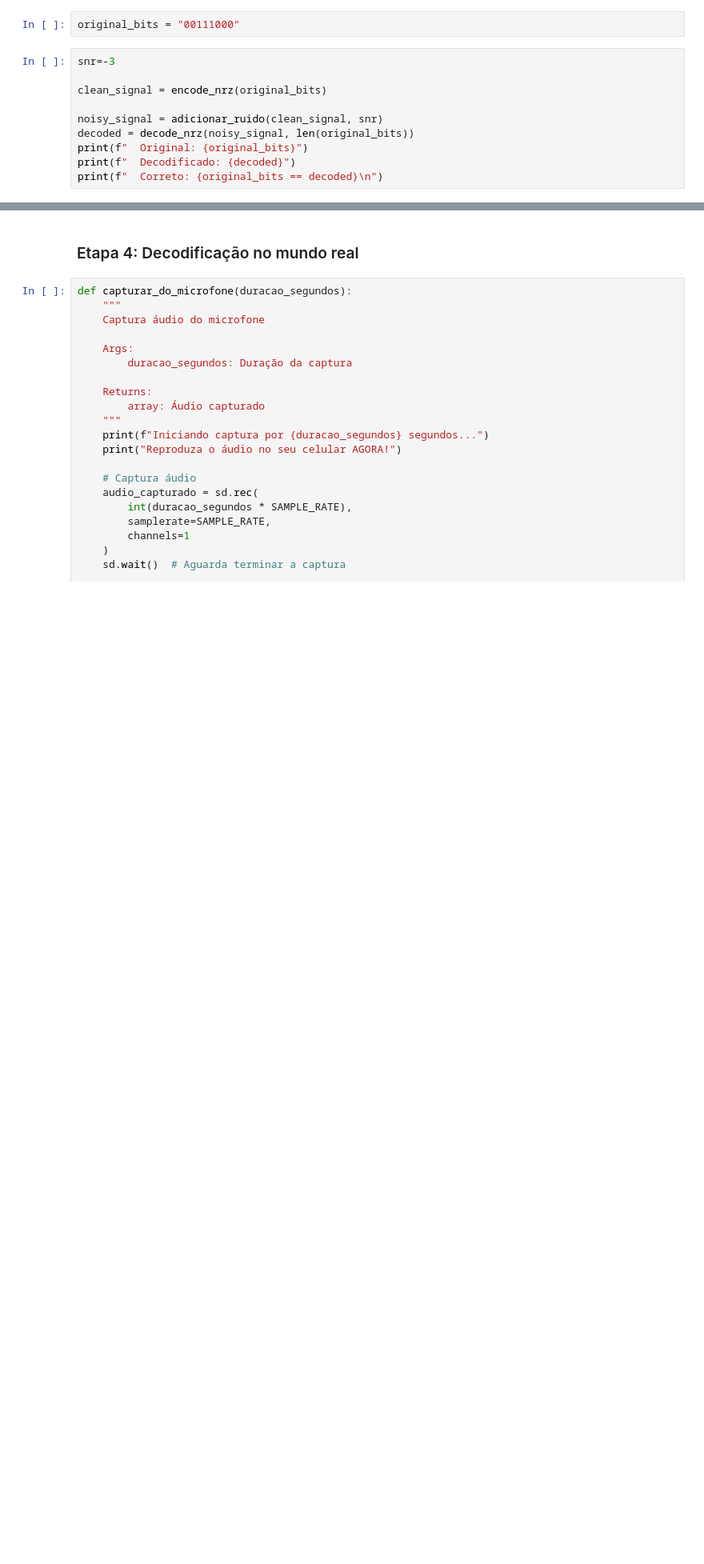
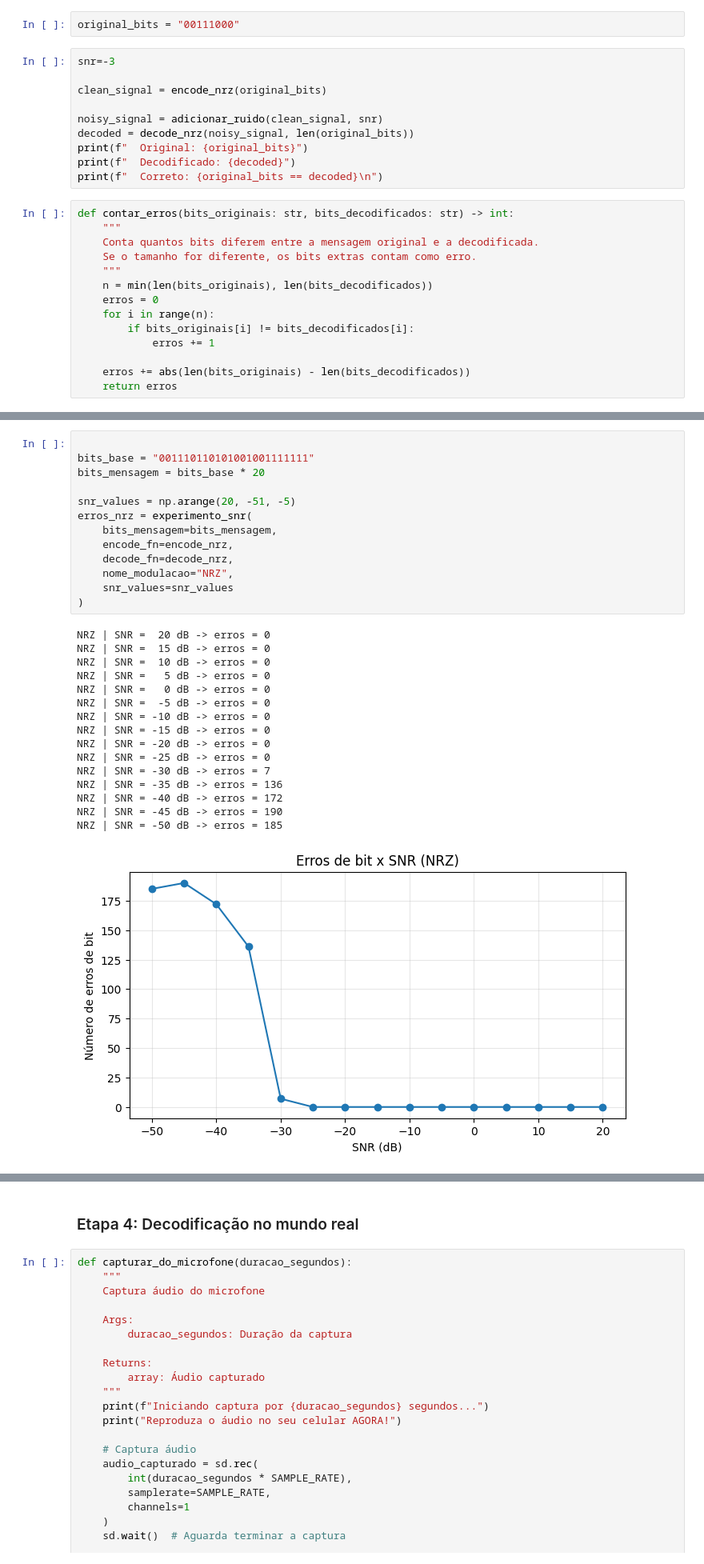
Before and after one commit to rutesilvva/Lab-1---Redes, a Jupyter notebook: lab01/modulacao/lab_notebook.ipynb, the cells around one changed output, grey strips where cells are left out. Shown at 80% size. Drawn from its saved outputs; the diff is of its cells as text; blank space fills up the shorter version.

Commit message:
Implementa experimento de SNR e gráfico de erros por modulação

```diff
--- a/lab01/modulacao/lab_notebook.ipynb
+++ b/lab01/modulacao/lab_notebook.ipynb
@@ -768,3 +765,17 @@ decoded = decode_nrz(noisy_signal, len(original_bits))
 print(f"  Original: {original_bits}")
 print(f"  Decodificado: {decoded}")
 print(f"  Correto: {original_bits == decoded}\n")
+# %%
+def contar_erros(bits_originais: str, bits_decodificados: str) -> int:
+    """
+    Conta quantos bits diferem entre a mensagem original e a decodificada.
+    Se o tamanho for diferente, os bits extras contam como erro.
+    """
+    n = min(len(bits_originais), len(bits_decodificados))
+    erros = 0
+    for i in range(n):
+        if bits_originais[i] != bits_decodificados[i]:
+            erros += 1
+
+    erros += abs(len(bits_originais) - len(bits_decodificados))
+    return erros
@@ -770,0 +836,30 @@ print(f"  Correto: {original_bits == decoded}\n")
+# %%
+
+bits_base = "001110110101001001111111"
+bits_mensagem = bits_base * 20
+
+snr_values = np.arange(20, -51, -5)
+erros_nrz = experimento_snr(
+    bits_mensagem=bits_mensagem,
+    encode_fn=encode_nrz,
+    decode_fn=decode_nrz,
+    nome_modulacao="NRZ",
+    snr_values=snr_values
+)
+# %% [output]
+NRZ | SNR =  20 dB -> erros = 0
+NRZ | SNR =  15 dB -> erros = 0
+NRZ | SNR =  10 dB -> erros = 0
+NRZ | SNR =   5 dB -> erros = 0
+NRZ | SNR =   0 dB -> erros = 0
+NRZ | SNR =  -5 dB -> erros = 0
+NRZ | SNR = -10 dB -> erros = 0
+NRZ | SNR = -15 dB -> erros = 0
+NRZ | SNR = -20 dB -> erros = 0
+NRZ | SNR = -25 dB -> erros = 0
+NRZ | SNR = -30 dB -> erros = 7
+NRZ | SNR = -35 dB -> erros = 136
+NRZ | SNR = -40 dB -> erros = 172
+NRZ | SNR = -45 dB -> erros = 190
+NRZ | SNR = -50 dB -> erros = 185
+[figure, added]
```
Also changed, not shown: parts of 4 cells of this notebook.
